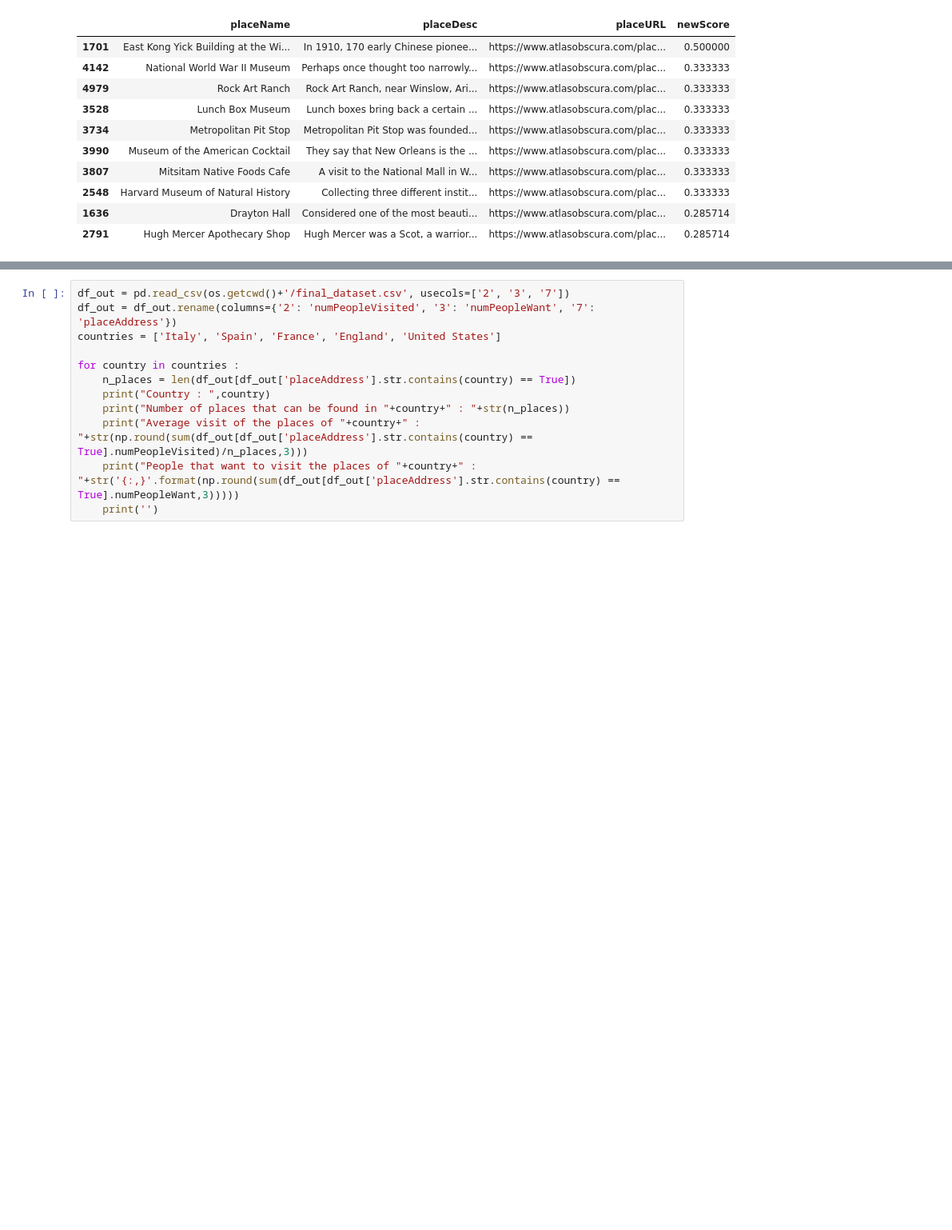
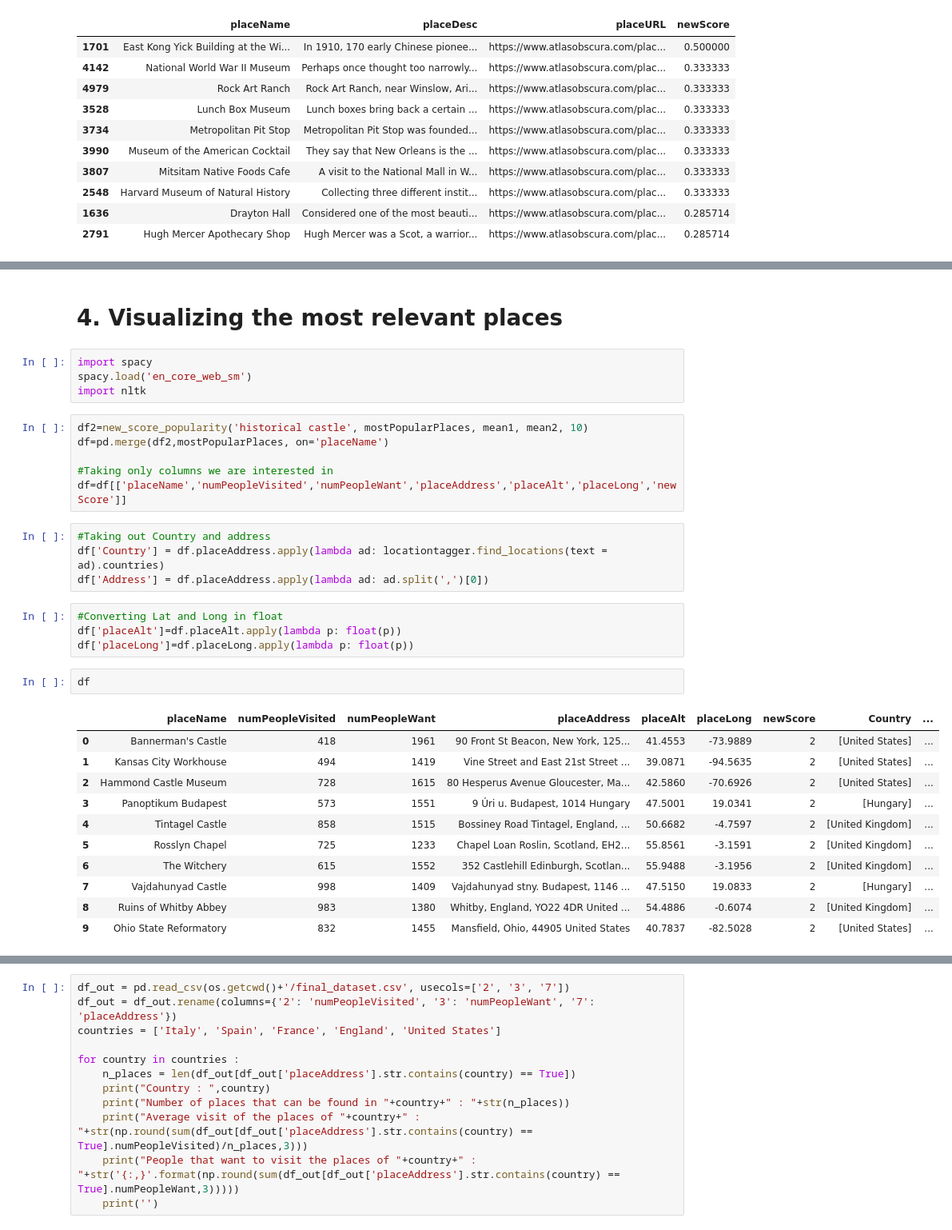
Before and after one commit to LucaFabri99/3HW-ADM-Fabri.Dinino.Aur, a Jupyter notebook: main.ipynb, the cells around one changed output, grey strips where cells are left out. Shown at 80% size. Saved outputs shown, nothing was run; the diff lists cells and outputs as text; blank space fills up the shorter version.

```diff
--- a/main.ipynb
+++ b/main.ipynb
@@ -637,0 +680,34 @@ In order to check if the command line in the bash works properly
+# %% [markdown]
+# 4. Visualizing the most relevant places
+# %%
+import spacy
+spacy.load('en_core_web_sm')
+import nltk
+# %%
+df2=new_score_popularity('historical castle', mostPopularPlaces, mean1, mean2, 10)
+df=pd.merge(df2,mostPopularPlaces, on='placeName')
+
+#Taking only columns we are interested in
+df=df[['placeName','numPeopleVisited','numPeopleWant','placeAddress','placeAlt','placeLong','newScore']]
+# %%
+#Taking out Country and address
+df['Country'] = df.placeAddress.apply(lambda ad: locationtagger.find_locations(text = ad).countries)
+df['Address'] = df.placeAddress.apply(lambda ad: ad.split(',')[0])
+# %%
+#Converting Lat and Long in float
+df['placeAlt']=df.placeAlt.apply(lambda p: float(p))
+df['placeLong']=df.placeLong.apply(lambda p: float(p))
+# %%
+df
+# %% [output]
+|  | placeName | numPeopleVisited | numPeopleWant | placeAddress | placeAlt | placeLong | newScore | Country | ... |
+| 0 | Bannerman's Castle | 418 | 1961 | 90 Front St Beacon, New York, 125... | 41.4553 | -73.9889 | 2 | [United States] | ... |
+| 1 | Kansas City Workhouse | 494 | 1419 | Vine Street and East 21st Street ... | 39.0871 | -94.5635 | 2 | [United States] | ... |
+| 2 | Hammond Castle Museum | 728 | 1615 | 80 Hesperus Avenue Gloucester, Ma... | 42.5860 | -70.6926 | 2 | [United States] | ... |
+| 3 | Panoptikum Budapest | 573 | 1551 | 9 Úri u. Budapest, 1014 Hungary | 47.5001 | 19.0341 | 2 | [Hungary] | ... |
+| 4 | Tintagel Castle | 858 | 1515 | Bossiney Road Tintagel, England, ... | 50.6682 | -4.7597 | 2 | [United Kingdom] | ... |
+| 5 | Rosslyn Chapel | 725 | 1233 | Chapel Loan Roslin, Scotland, EH2... | 55.8561 | -3.1591 | 2 | [United Kingdom] | ... |
+| 6 | The Witchery | 615 | 1552 | 352 Castlehill Edinburgh, Scotlan... | 55.9488 | -3.1956 | 2 | [United Kingdom] | ... |
+| 7 | Vajdahunyad Castle | 998 | 1409 | Vajdahunyad stny. Budapest, 1146 ... | 47.5150 | 19.0833 | 2 | [Hungary] | ... |
+| 8 | Ruins of Whitby Abbey | 983 | 1380 | Whitby, England, YO22 4DR United ... | 54.4886 | -0.6074 | 2 | [United Kingdom] | ... |
+| 9 | Ohio State Reformatory | 832 | 1455 | Mansfield, Ohio, 44905 United States | 40.7837 | -82.5028 | 2 | [United States] | ... |
```
Also changed, not shown: parts of 10 cells of this notebook.
